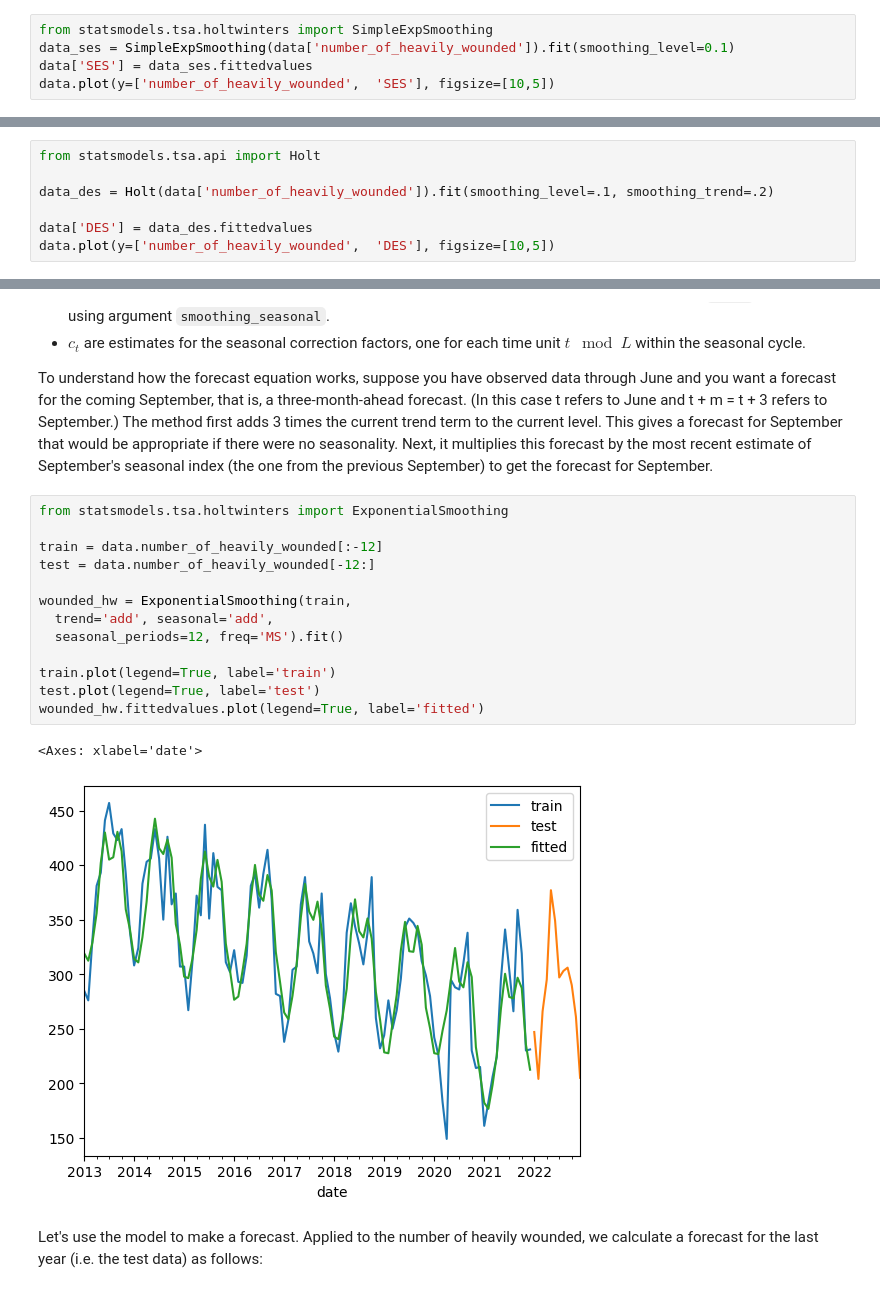
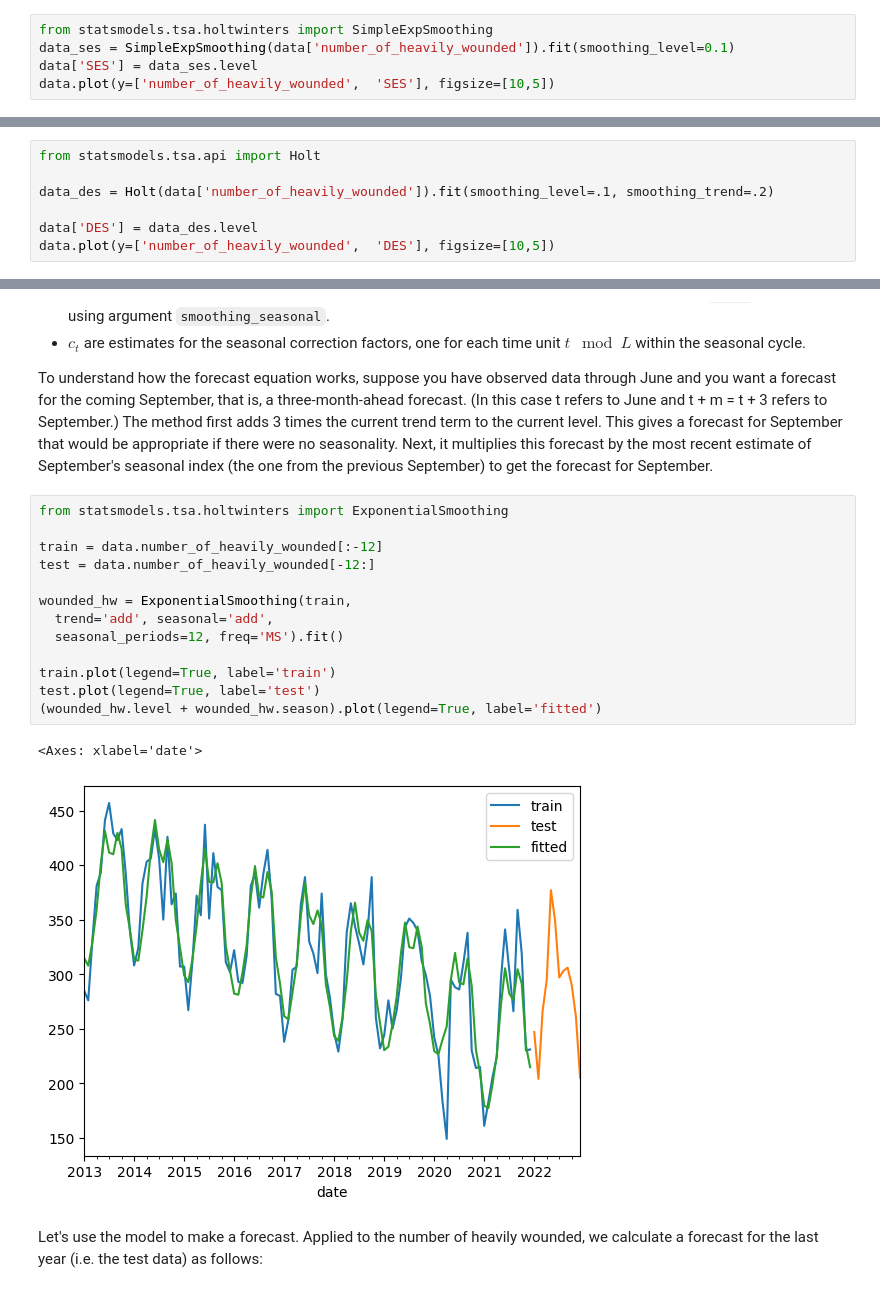
Before and after one commit to HoGentTIN/dsai-labs, a Jupyter notebook: 7-time-series/demo-7.01-time-series.ipynb, the cells around one changed output, grey strips where cells are left out. Drawn from its saved outputs; the diff is of its cells as text.

```diff
--- a/7-time-series/demo-7.01-time-series.ipynb
+++ b/7-time-series/demo-7.01-time-series.ipynb
@@ -258,7 +269,7 @@ Unfortunately, the `ewm()` method does not allow us to do double or triple expon
 # %%
 from statsmodels.tsa.holtwinters import SimpleExpSmoothing
 data_ses = SimpleExpSmoothing(data['number_of_heavily_wounded']).fit(smoothing_level=0.1)
-data['SES'] = data_ses.fittedvalues
+data['SES'] = data_ses.level
 data.plot(y=['number_of_heavily_wounded',  'SES'], figsize=[10,5])
 # %% [output]
 <Axes: xlabel='date'>
@@ -317,7 +346,7 @@ from statsmodels.tsa.api import Holt
 
 data_des = Holt(data['number_of_heavily_wounded']).fit(smoothing_level=.1, smoothing_trend=.2)
 
-data['DES'] = data_des.fittedvalues
+data['DES'] = data_des.level
 data.plot(y=['number_of_heavily_wounded',  'DES'], figsize=[10,5])
 # %% [output]
 <Axes: xlabel='date'>
@@ -401,19 +464,19 @@ previous September) to get the forecast for September.
 # %%
 from statsmodels.tsa.holtwinters import ExponentialSmoothing
 
 train = data.number_of_heavily_wounded[:-12]
 test = data.number_of_heavily_wounded[-12:]
 
 wounded_hw = ExponentialSmoothing(train,
   trend='add', seasonal='add',
   seasonal_periods=12, freq='MS').fit()
 
 train.plot(legend=True, label='train')
 test.plot(legend=True, label='test')
-wounded_hw.fittedvalues.plot(legend=True, label='fitted')
+(wounded_hw.level + wounded_hw.season).plot(legend=True, label='fitted')
 # %% [output]
 <Axes: xlabel='date'>
-[figure, old version]
+[figure, new version]
 # %% [markdown]
 Let's use the model to make a forecast.
 Applied to the number of heavily wounded, we calculate a forecast for the last year (i.e. the test data) as follows:
```
Also changed, not shown: parts of 15 cells of this notebook.
